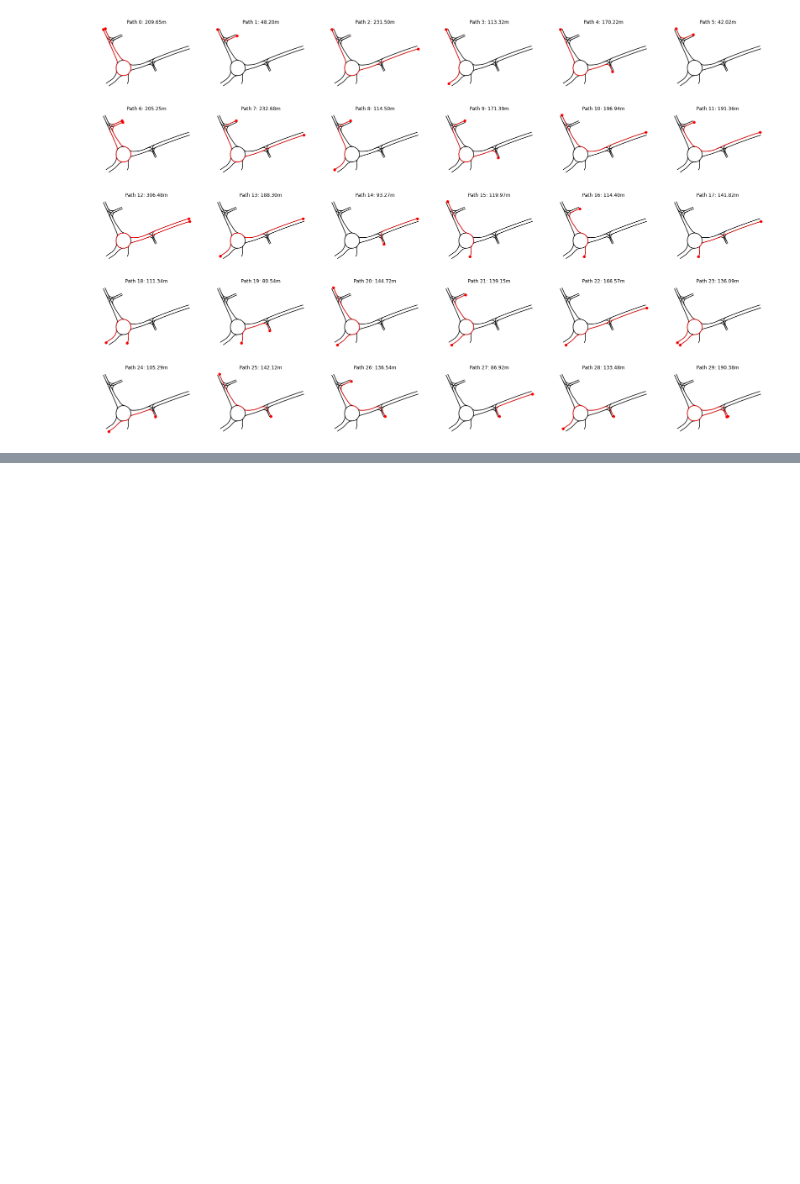
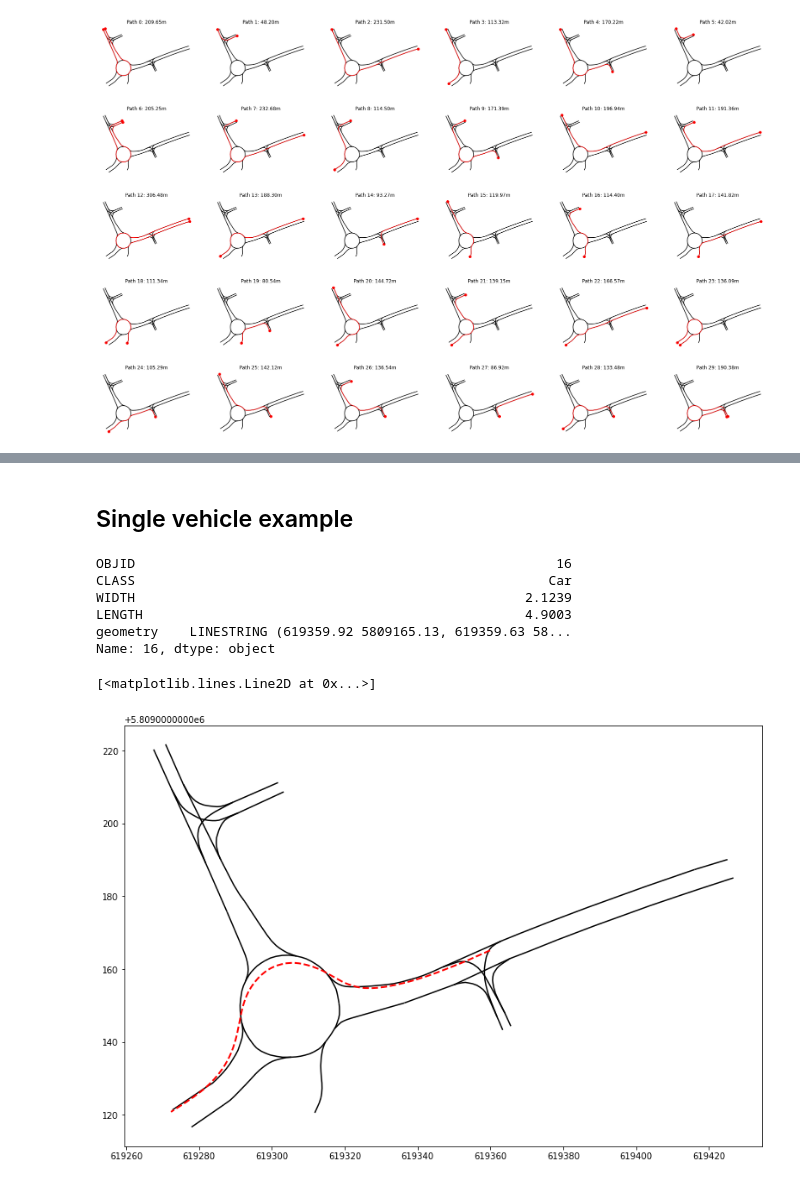
Before and after one commit to kopytjuk/opendd-analysis, a Jupyter notebook: notebooks/Distance Analysis.ipynb, the cells around one changed output, grey strips where cells are left out. Cells and saved outputs as stored; diff of their text form; code cells hidden in the pictures; blank space fills up the shorter version.

Commit message:
Show logic to find corresponding path.

```diff
--- a/notebooks/Distance Analysis.ipynb
+++ b/notebooks/Distance Analysis.ipynb
@@ -142,0 +165,5 @@ for i, dp in enumerate(paths):
+# %%
+gdf_traces = transform_df_to_trajectory_gdf(df)
+# %%
+# keep only motorized vehicles
+gdf_traces = gdf_traces[gdf_traces["CLASS"].isin(VEHICLE_CLASSES)]
@@ -142,0 +180,22 @@ for i, dp in enumerate(paths):
+# %% [markdown]
+## Single vehicle example
+# %%
+vehicle_path = gdf_traces.iloc[13]
+# %%
+vehicle_path
+# %% [output]
+OBJID                                                      16
+CLASS                                                     Car
+WIDTH                                                  2.1239
+LENGTH                                                 4.9003
+geometry    LINESTRING (619359.92 5809165.13, 619359.63 58...
+Name: 16, dtype: object
+# %%
+vehicle_path_linestring = vehicle_path.geometry
+# %%
+fig, ax = plt.subplots(figsize=(16, 9))
+trafficlanes.plot(ax=ax, color="k", label="traffic lanes")
+ax.plot(*vehicle_path_linestring.xy, lw=2, c="red", ls="--")
+# %% [output]
+[<matplotlib.lines.Line2D at 0x...>]
+[figure, added]
```
Also changed, not shown: parts of 15 cells of this notebook, 2 other files.
